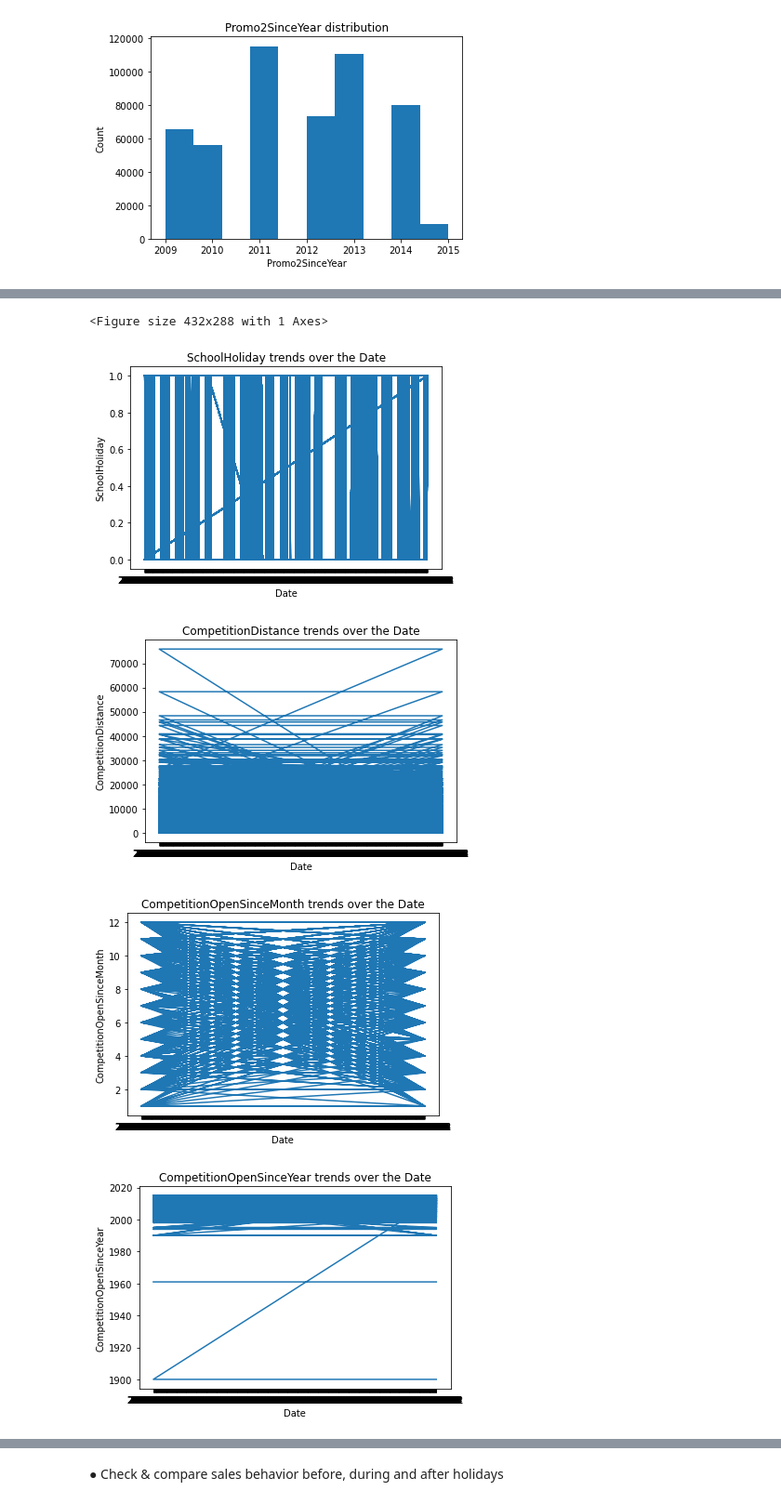
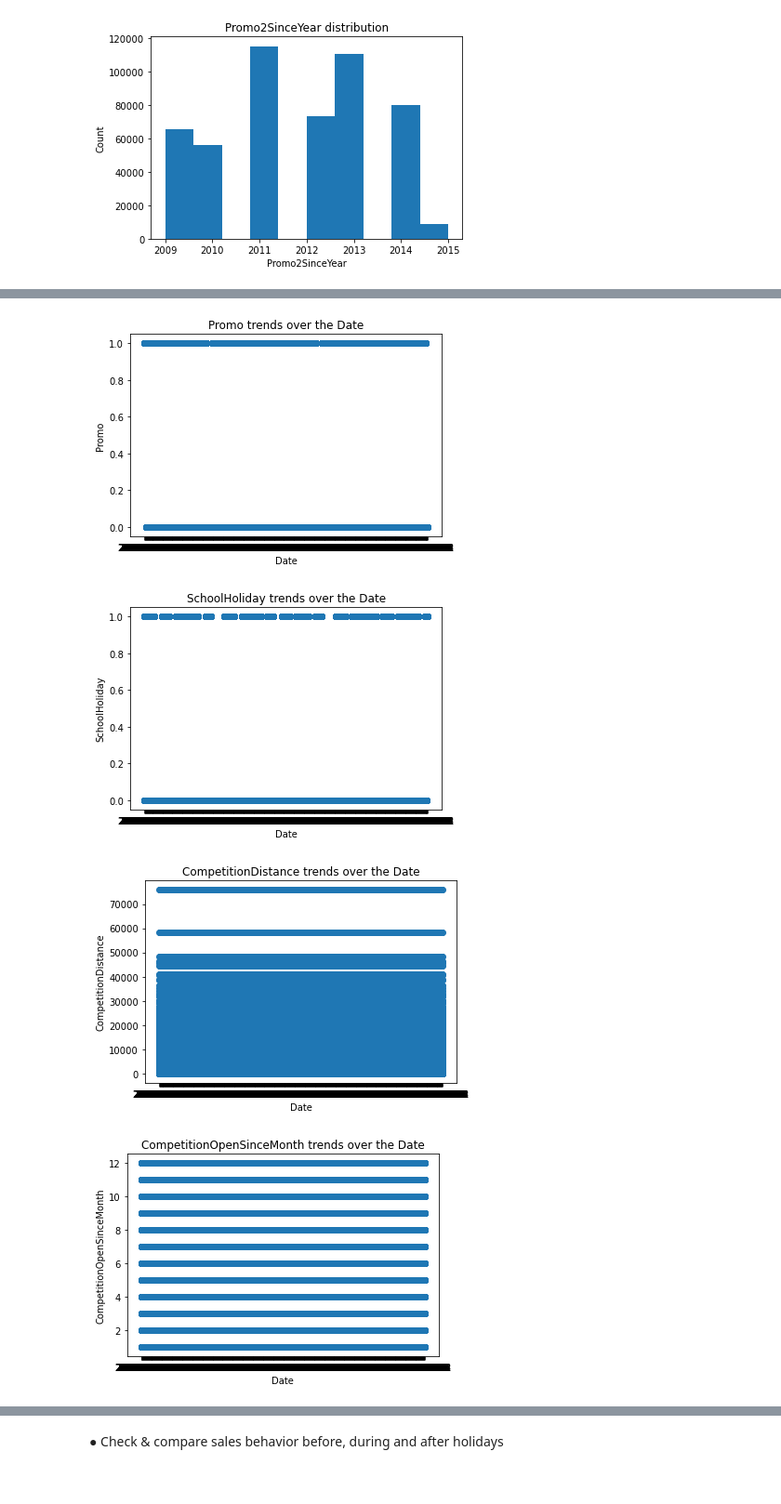
Before and after one commit to neliphaz45/Prediction-of-Store-Sales, a Jupyter notebook: Prediction of store sales.ipynb, the cells around one changed output, grey strips where cells are left out. Shown at 93% size. Cells and saved outputs as stored; diff of their text form; code cells hidden in the pictures.

```diff
--- a/Prediction of store sales.ipynb
+++ b/Prediction of store sales.ipynb
@@ -167,0 +126,15 @@ def data_plot(x, y):
+# %%
+def plot_scatter(x, y):
+    plt.scatter(train_data[x], train_data[y])
+    plt.title(y + " trends over the " + x)
+    plt.xlabel(x)
+    plt.ylabel(y)
+    plt.show()
+# %%
+def summary_freq(x, number, descending=True):
+    table = train_data['Store'].value_counts().reset_index()
+    table = table.rename(columns={x: "Count", "index": x})
+    if descending:
+        print(tabulate(table.head(number), headers = 'keys', tablefmt = 'fancy_grid'))
+    else:
+        print(tabulate(table.tail(number), headers = 'keys', tablefmt = 'fancy_grid'))
@@ -185,3 +151,6 @@ columns = ['Store', 'DayOfWeek', 'Date', 'Sales', 'Customers', 'Open', 'Promo',
        'CompetitionDistance', 'CompetitionOpenSinceMonth',
        'CompetitionOpenSinceYear', 'Promo2', 'Promo2SinceWeek',
        'Promo2SinceYear']
+# %%
+for var in columns:
+    summary_freq(var, 5)
@@ -207,9 +200,9 @@ for var in columns:
 # %%
-columns = ['Store', 'Sales', 'Customers', 'Open', 'Promo', 'SchoolHoliday',
+columns = ['Store', 'Sales', 'Open', 'Promo', 'SchoolHoliday',
        'CompetitionDistance', 'CompetitionOpenSinceMonth',
        'CompetitionOpenSinceYear', 'Promo2', 'Promo2SinceWeek',
-       'Promo2SinceYear']
+       'Promo2SinceYear', 'Customers']
 
 for var in columns:
-    data_plot('Date', var)
+    plot_scatter('Date', var)
 # %% [output]
@@ -222,5 +212,4 @@ OverflowError: Exceeded cell block limit (set 'agg.path.chunksize' rcparam)
-<Figure size 432x288 with 1 Axes>
-[figure, old version]
+[figure, new version]
-[figure, old version]
+[figure, new version]
-[figure, old version]
+[figure, new version]
-[figure, old version]
+[figure, new version]
```
Also changed, not shown: parts of 49 cells of this notebook.
